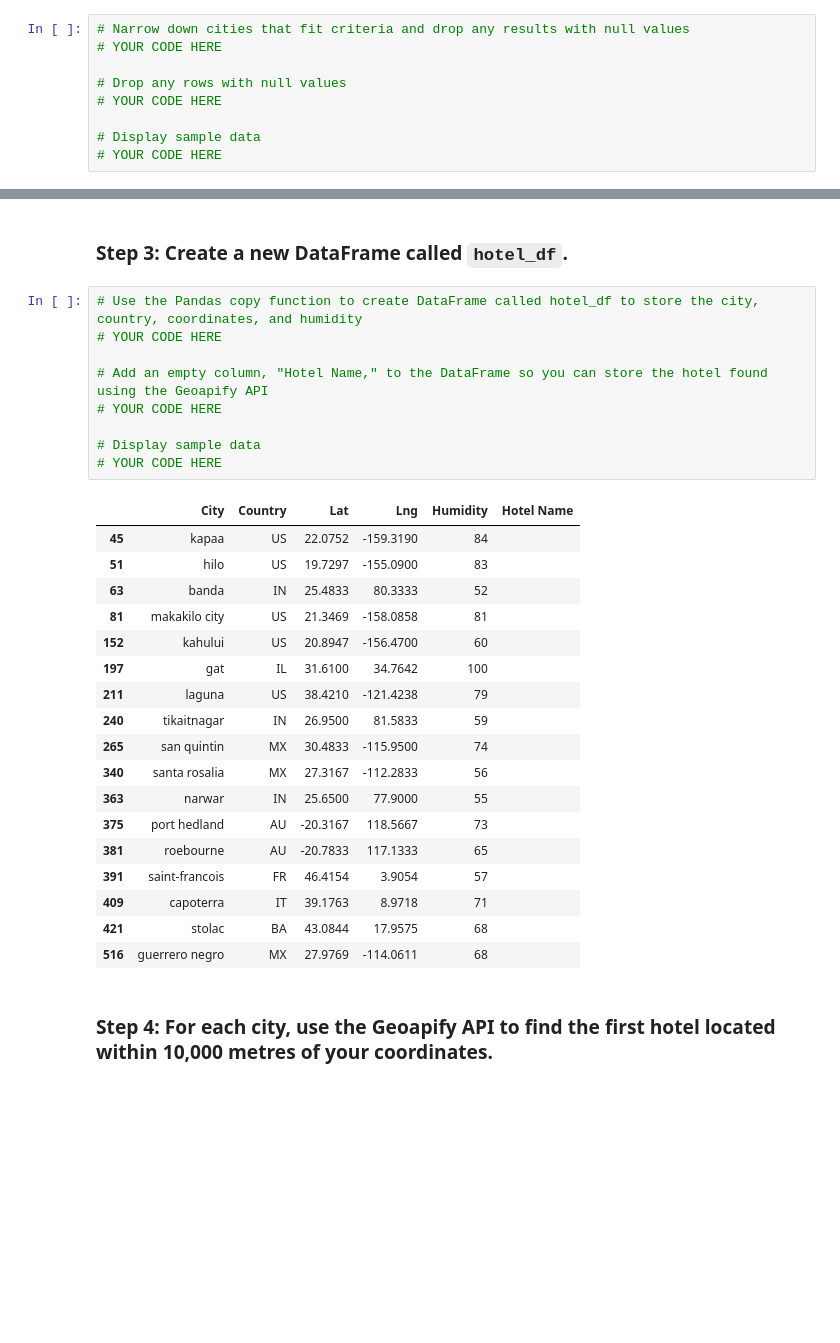
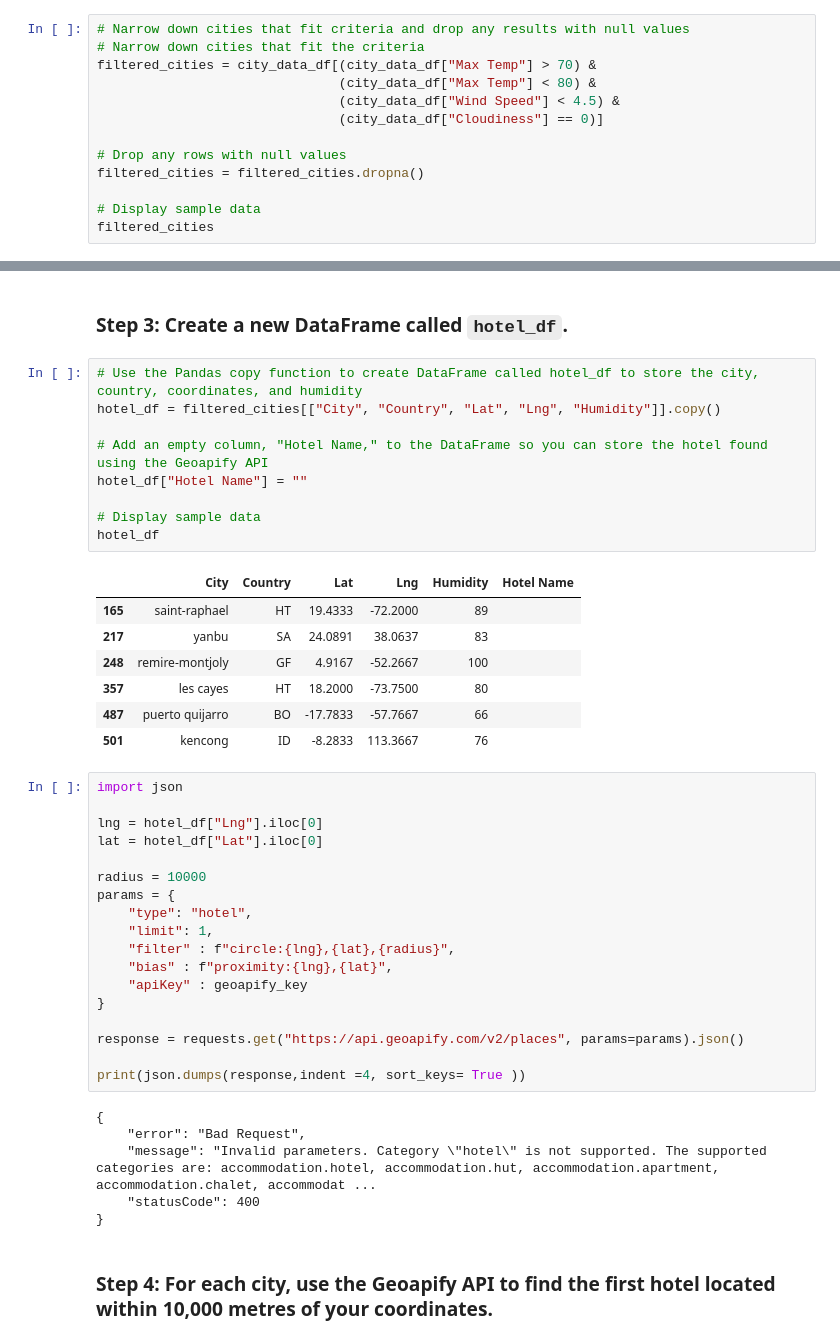
Before and after one commit to Wook22/Geographical_Data_Visualization, a Jupyter notebook: starter_code/VacationPy.ipynb, the cells around one changed output, grey strips where cells are left out. Drawn from its saved outputs; the diff is of its cells as text; blank space fills up the shorter version.

```diff
--- a/starter_code/VacationPy.ipynb
+++ b/starter_code/VacationPy.ipynb
@@ -70,12 +69,16 @@ ModuleNotFoundError: No module named 'geoviews'
 ### Step 2: Narrow down the `city_data_df` DataFrame to find your ideal weather condition
 # %%
 # Narrow down cities that fit criteria and drop any results with null values
-# YOUR CODE HERE
+# Narrow down cities that fit the criteria
+filtered_cities = city_data_df[(city_data_df["Max Temp"] > 70) &
+                               (city_data_df["Max Temp"] < 80) &
+                               (city_data_df["Wind Speed"] < 4.5) &
+                               (city_data_df["Cloudiness"] == 0)]
 
 # Drop any rows with null values
-# YOUR CODE HERE
+filtered_cities = filtered_cities.dropna()
 
 # Display sample data
-# YOUR CODE HERE
+filtered_cities
 # %% [output]
 |  | City_ID | City | Lat | Lng | Max Temp | Humidity | Cloudiness | Wind Speed | Country | Date |
@@ -100,32 +92,45 @@ ModuleNotFoundError: No module named 'geoviews'
 ### Step 3: Create a new DataFrame called `hotel_df`.
 # %%
 # Use the Pandas copy function to create DataFrame called hotel_df to store the city, country, coordinates, and humidity
-# YOUR CODE HERE
+hotel_df = filtered_cities[["City", "Country", "Lat", "Lng", "Humidity"]].copy()
 
 # Add an empty column, "Hotel Name," to the DataFrame so you can store the hotel found using the Geoapify API
-# YOUR CODE HERE
+hotel_df["Hotel Name"] = ""
 
 # Display sample data
-# YOUR CODE HERE
+hotel_df
 # %% [output]
 |  | City | Country | Lat | Lng | Humidity | Hotel Name |
-| 45 | kapaa | US | 22.0752 | -159.3190 | 84 |  |
-| 51 | hilo | US | 19.7297 | -155.0900 | 83 |  |
-| 63 | banda | IN | 25.4833 | 80.3333 | 52 |  |
-| 81 | makakilo city | US | 21.3469 | -158.0858 | 81 |  |
-| 152 | kahului | US | 20.8947 | -156.4700 | 60 |  |
-| 197 | gat | IL | 31.6100 | 34.7642 | 100 |  |
-| 211 | laguna | US | 38.4210 | -121.4238 | 79 |  |
-| 240 | tikaitnagar | IN | 26.9500 | 81.5833 | 59 |  |
-| 265 | san quintin | MX | 30.4833 | -115.9500 | 74 |  |
-| 340 | santa rosalia | MX | 27.3167 | -112.2833 | 56 |  |
-| 363 | narwar | IN | 25.6500 | 77.9000 | 55 |  |
-| 375 | port hedland | AU | -20.3167 | 118.5667 | 73 |  |
-| 381 | roebourne | AU | -20.7833 | 117.1333 | 65 |  |
-| 391 | saint-francois | FR | 46.4154 | 3.9054 | 57 |  |
-| 409 | capoterra | IT | 39.1763 | 8.9718 | 71 |  |
-| 421 | stolac | BA | 43.0844 | 17.9575 | 68 |  |
-| 516 | guerrero negro | MX | 27.9769 | -114.0611 | 68 |  |
+| 165 | saint-raphael | HT | 19.4333 | -72.2000 | 89 |  |
+| 217 | yanbu | SA | 24.0891 | 38.0637 | 83 |  |
+| 248 | remire-montjoly | GF | 4.9167 | -52.2667 | 100 |  |
+| 357 | les cayes | HT | 18.2000 | -73.7500 | 80 |  |
+| 487 | puerto quijarro | BO | -17.7833 | -57.7667 | 66 |  |
+| 501 | kencong | ID | -8.2833 | 113.3667 | 76 |  |
+# %%
+import json
+
+lng = hotel_df["Lng"].iloc[0]
+lat = hotel_df["Lat"].iloc[0]
+
+radius = 10000
+params = {
+    "type": "hotel",
+    "limit": 1,
+    "filter" : f"circle:{lng},{lat},{radius}",
+    "bias" : f"proximity:{lng},{lat}",
+    "apiKey" : geoapify_key
+}
+
+response = requests.get("https://api.geoapify.com/v2/places", params=params).json()
+
+print(json.dumps(response,indent =4, sort_keys= True ))
+# %% [output]
+{
+    "error": "Bad Request",
+    "message": "Invalid parameters. Category \"hotel\" is not supported. The supported categories are: accommodation.hotel, accommodation.hut, accommodation.apartment, accommodation.chalet, accommodat ...
+    "statusCode": 400
+}
 # %% [markdown]
 ### Step 4: For each city, use the Geoapify API to find the first hotel located within 10,000 metres of your coordinates.
 # %%
```
Also changed, not shown: parts of 4 cells of this notebook, 1 other file.
